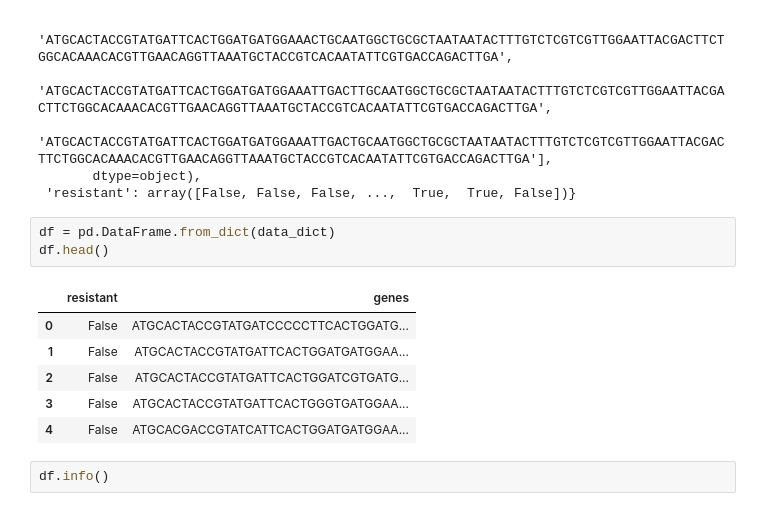
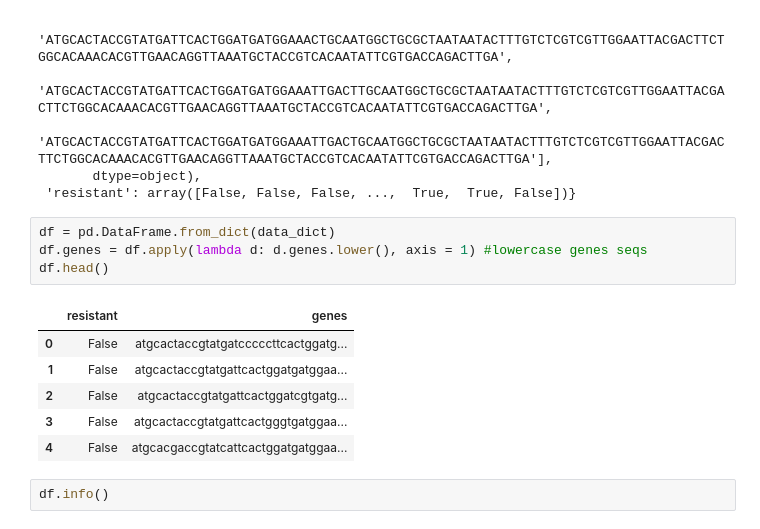
Before and after one commit to tlysenko/ML-notebooks, a Jupyter notebook: Antibioitic_resistance_kaggle.ipynb, the cells around one changed output. Saved outputs shown, nothing was run; the diff lists cells and outputs as text.

```diff
--- a/Antibioitic_resistance_kaggle.ipynb
+++ b/Antibioitic_resistance_kaggle.ipynb
@@ -54,14 +71,15 @@ data_dict
  'resistant': array([False, False, False, ...,  True,  True, False])}
 # %%
 df = pd.DataFrame.from_dict(data_dict)
+df.genes = df.apply(lambda d: d.genes.lower(), axis = 1) #lowercase genes seqs
 df.head()
 # %% [output]
 |  | resistant | genes |
-| 0 | False | ATGCACTACCGTATGATCCCCCTTCACTGGATG... |
-| 1 | False | ATGCACTACCGTATGATTCACTGGATGATGGAA... |
-| 2 | False | ATGCACTACCGTATGATTCACTGGATCGTGATG... |
-| 3 | False | ATGCACTACCGTATGATTCACTGGGTGATGGAA... |
-| 4 | False | ATGCACGACCGTATCATTCACTGGATGATGGAA... |
+| 0 | False | atgcactaccgtatgatcccccttcactggatg... |
+| 1 | False | atgcactaccgtatgattcactggatgatggaa... |
+| 2 | False | atgcactaccgtatgattcactggatcgtgatg... |
+| 3 | False | atgcactaccgtatgattcactgggtgatggaa... |
+| 4 | False | atgcacgaccgtatcattcactggatgatggaa... |
 # %%
 df.info()
 # %% [output]
```
Also changed, not shown: parts of 59 cells of this notebook.
